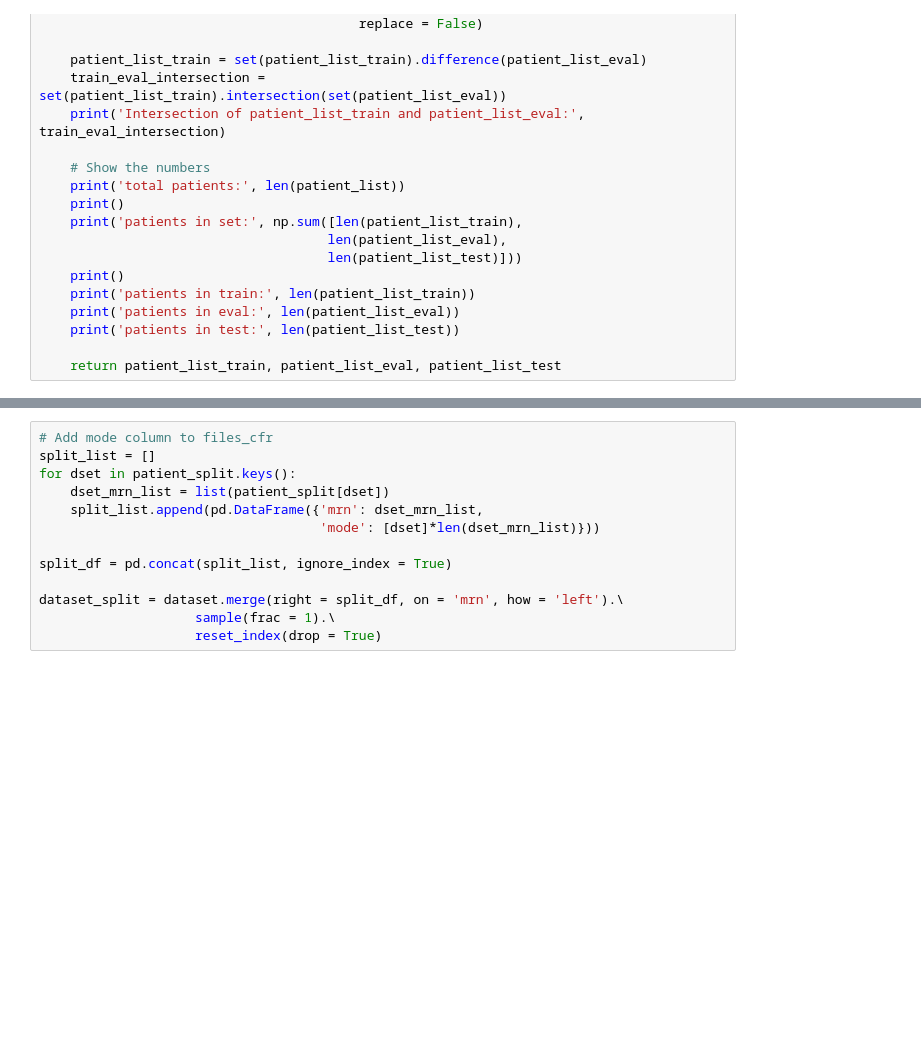
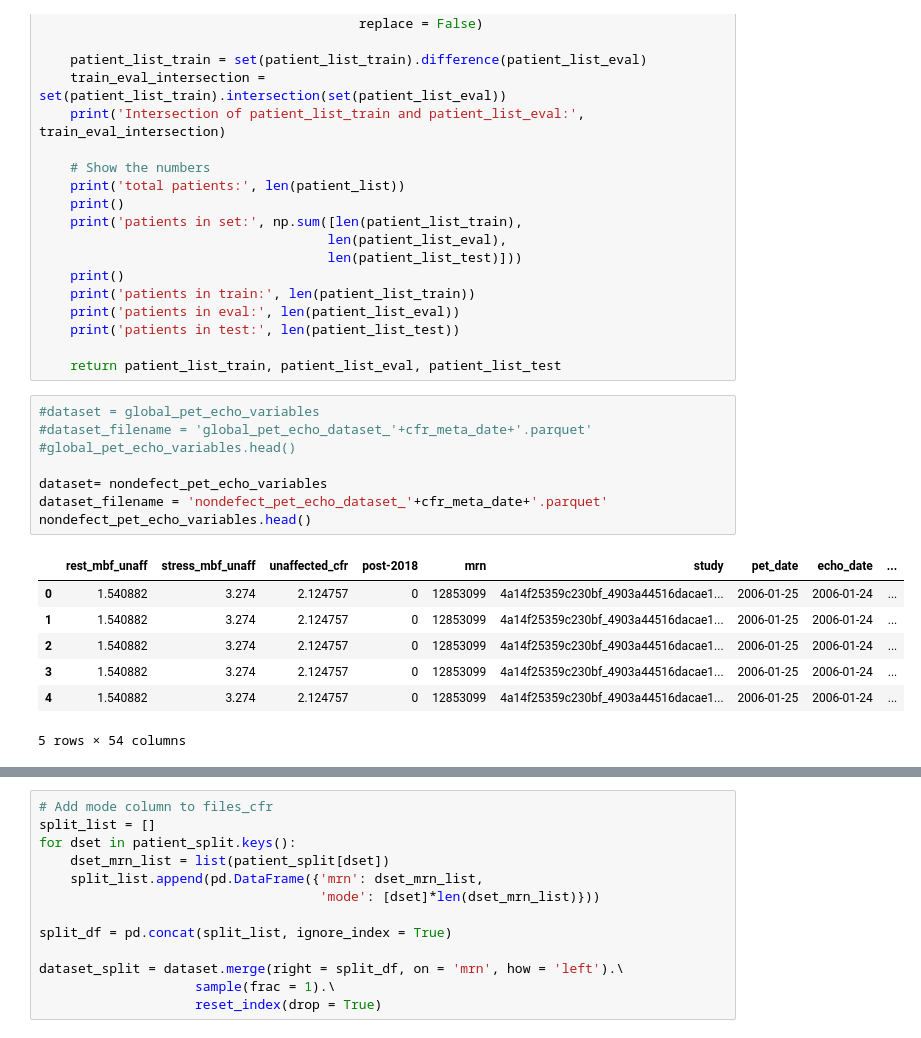
Before and after one commit to awerdich/werdich-cfr, a Jupyter notebook: notebooks/cfr_datasets_patientsplit.ipynb, the cells around one changed output, grey strips where cells are left out. Drawn from its saved outputs; the diff is of its cells as text; blank space fills up the shorter version.

```diff
--- a/notebooks/cfr_datasets_patientsplit.ipynb
+++ b/notebooks/cfr_datasets_patientsplit.ipynb
@@ -205,4 +272,20 @@ def patientsplit(patient_list):
     print('patients in test:', len(patient_list_test))
 
     return patient_list_train, patient_list_eval, patient_list_test
+# %%
+#dataset = global_pet_echo_variables
+#dataset_filename = 'global_pet_echo_dataset_'+cfr_meta_date+'.parquet'
+#global_pet_echo_variables.head()
+
+dataset= nondefect_pet_echo_variables
+dataset_filename = 'nondefect_pet_echo_dataset_'+cfr_meta_date+'.parquet'
+nondefect_pet_echo_variables.head()
+# %% [output]
+|  | rest_mbf_unaff | stress_mbf_unaff | unaffected_cfr | post-2018 | mrn | study | pet_date | echo_date | ... |
+| 0 | 1.540882 | 3.274 | 2.124757 | 0 | 12853099 | 4a14f25359c230bf_4903a44516dacae1... | 2006-01-25 | 2006-01-24 | ... |
+| 1 | 1.540882 | 3.274 | 2.124757 | 0 | 12853099 | 4a14f25359c230bf_4903a44516dacae1... | 2006-01-25 | 2006-01-24 | ... |
+| 2 | 1.540882 | 3.274 | 2.124757 | 0 | 12853099 | 4a14f25359c230bf_4903a44516dacae1... | 2006-01-25 | 2006-01-24 | ... |
+| 3 | 1.540882 | 3.274 | 2.124757 | 0 | 12853099 | 4a14f25359c230bf_4903a44516dacae1... | 2006-01-25 | 2006-01-24 | ... |
+| 4 | 1.540882 | 3.274 | 2.124757 | 0 | 12853099 | 4a14f25359c230bf_4903a44516dacae1... | 2006-01-25 | 2006-01-24 | ... |
+5 rows × 54 columns
 # %%
```
Also changed, not shown: parts of 16 cells of this notebook, 1 other file.
